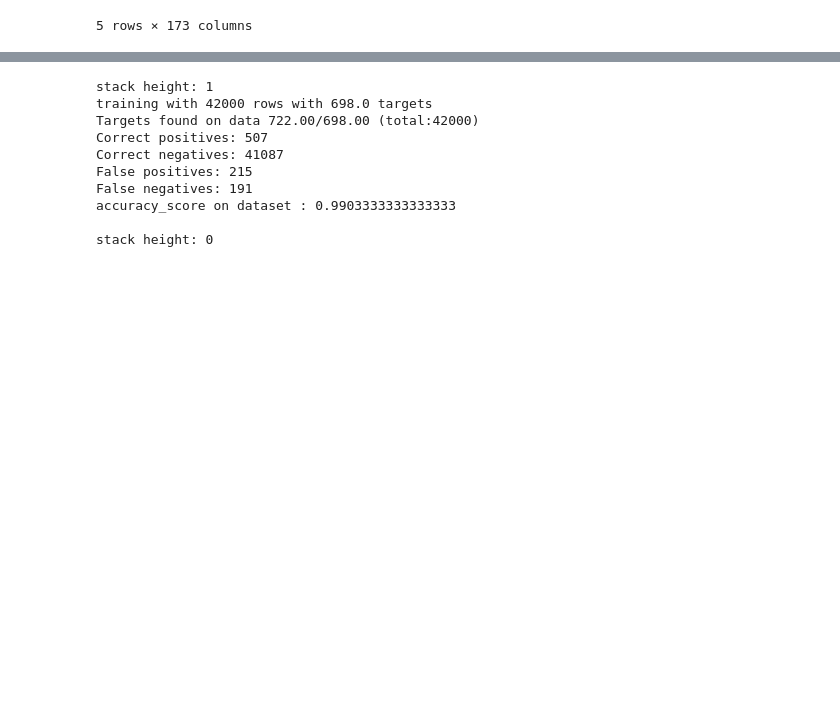
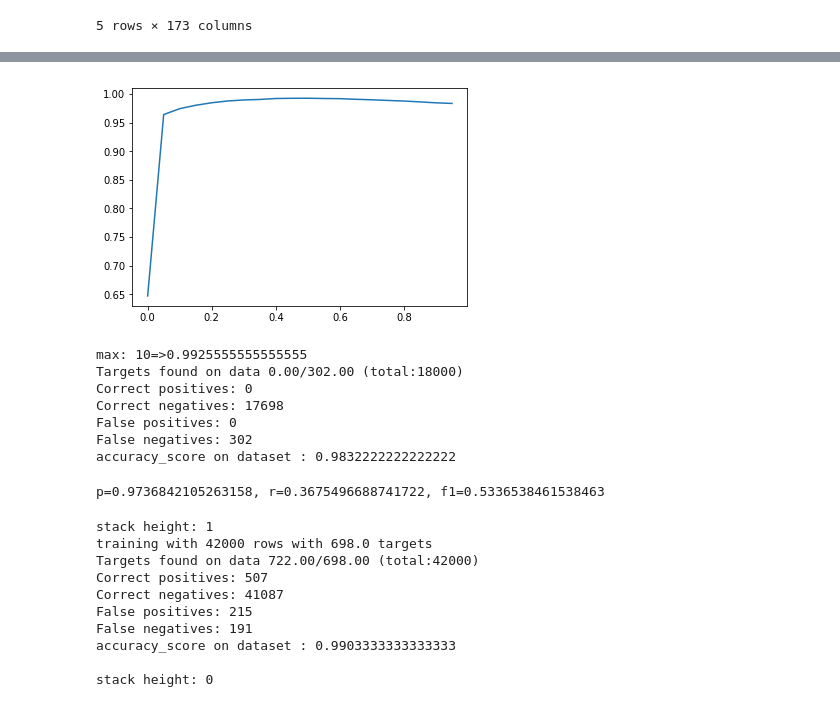
Before and after one commit to kelvinwop/conocophilips-equipment-fails-predictions, a Jupyter notebook: nn test.ipynb, the cells around one changed output, grey strips where cells are left out. Drawn from its saved outputs; the diff is of its cells as text; code cells hidden in the pictures; blank space fills up the shorter version.

```diff
--- a/nn test.ipynb
+++ b/nn test.ipynb
@@ -242,0 +256,3 @@ accuracy_score on dataset : 0.9894444444444445
+# %%
+rf_list = train_superforest(X_train, y_train, SUPERFOREST_SIZE=15, est=15)
+print("done")
@@ -242,0 +262,42 @@ accuracy_score on dataset : 0.9894444444444445
+# %%
+model = keras.Sequential()
+dropout = 0.5
+model.add(keras.layers.Dense(150, input_dim=171, activation=keras.layers.LeakyReLU(alpha=0.2)))
+model.add(keras.layers.Dropout(dropout))
+model.add(keras.layers.Dense(1000, activation= keras.layers.LeakyReLU(alpha=0.4)))
+model.add(keras.layers.Dropout(dropout))
+model.add(keras.layers.Dense(1000, activation= keras.layers.LeakyReLU(alpha=0.4)))
+model.add(keras.layers.Dropout(dropout))
+model.add(keras.layers.Dense(1000, activation= keras.layers.LeakyReLU(alpha=0.4)))
+model.add(keras.layers.Dropout(dropout))
+model.add(keras.layers.Dense(100, activation= keras.layers.LeakyReLU(alpha=0.4)))
+model.add(keras.layers.Dropout(dropout))
+model.add(keras.layers.Dense(16, activation= keras.layers.LeakyReLU(alpha=0.4)))
+model.add(keras.layers.Dropout(dropout))
+model.add(keras.layers.Dense(16, activation= keras.layers.LeakyReLU(alpha=0.4)))
+model.add(keras.layers.Dropout(dropout))
+model.add(keras.layers.Dense(16, activation= keras.layers.LeakyReLU(alpha=0.4)))
+model.add(keras.layers.Dropout(dropout))
+model.add(keras.layers.Dense(8, activation= keras.layers.LeakyReLU(alpha=0.2)))
+model.add(keras.layers.Dense(4, activation= keras.layers.LeakyReLU(alpha=0.2)))
+model.add(keras.layers.Dense(1, activation='sigmoid'))
+model.compile(loss= "binary_crossentropy" , optimizer="adam", metrics=["accuracy"])
+# rf = RandomForestRegressor(n_estimators=est)
+
+model.load_weights("supermodel.h5")
+rf_list[0] = model
+# %%
+x=[(i/20) for i in range(20)]
+y=list()
+from tqdm import tqdm_notebook
+for i in tqdm_notebook(range(20)):
+    ye = get_superforest_predictions(rf_list, X_valid, solutions=y_valid, cutoff=i/20, get_acc=True, do_print=False, acc_met="notf1")
+    y.append(ye)
+import matplotlib.pyplot as plt
+%matplotlib inline
+plt.plot(x,y)
+plt.show()
+print("max: %s=>%s" % (np.argmax(y), np.amax(y)))
+
+garbage=get_superforest_predictions(rf_list, X_valid, solutions=y_valid, cutoff=np.amax(y))
+# %% [output]
@@ -242,0 +305,8 @@ accuracy_score on dataset : 0.9894444444444445
+[figure, added]
+max: 10=>0.9925555555555555
+Targets found on data 0.00/302.00 (total:18000)
+Correct positives: 0
+Correct negatives: 17698
+False positives: 0
+False negatives: 302
+accuracy_score on dataset : 0.9832222222222222
@@ -242,0 +319,11 @@ accuracy_score on dataset : 0.9894444444444445
+# %%
+tp=111
+tn=17695
+fp=3
+fn=191
+p=tp/(tp+fp)
+r=tp/(tp+fn)
+f1=2*p*r/(p+r)
+print("p=%s, r=%s, f1=%s" % (p,r,f1))
+# %% [output]
+p=0.9736842105263158, r=0.3675496688741722, f1=0.5336538461538463
```
Also changed, not shown: parts of 6 cells of this notebook, 3 other files.
